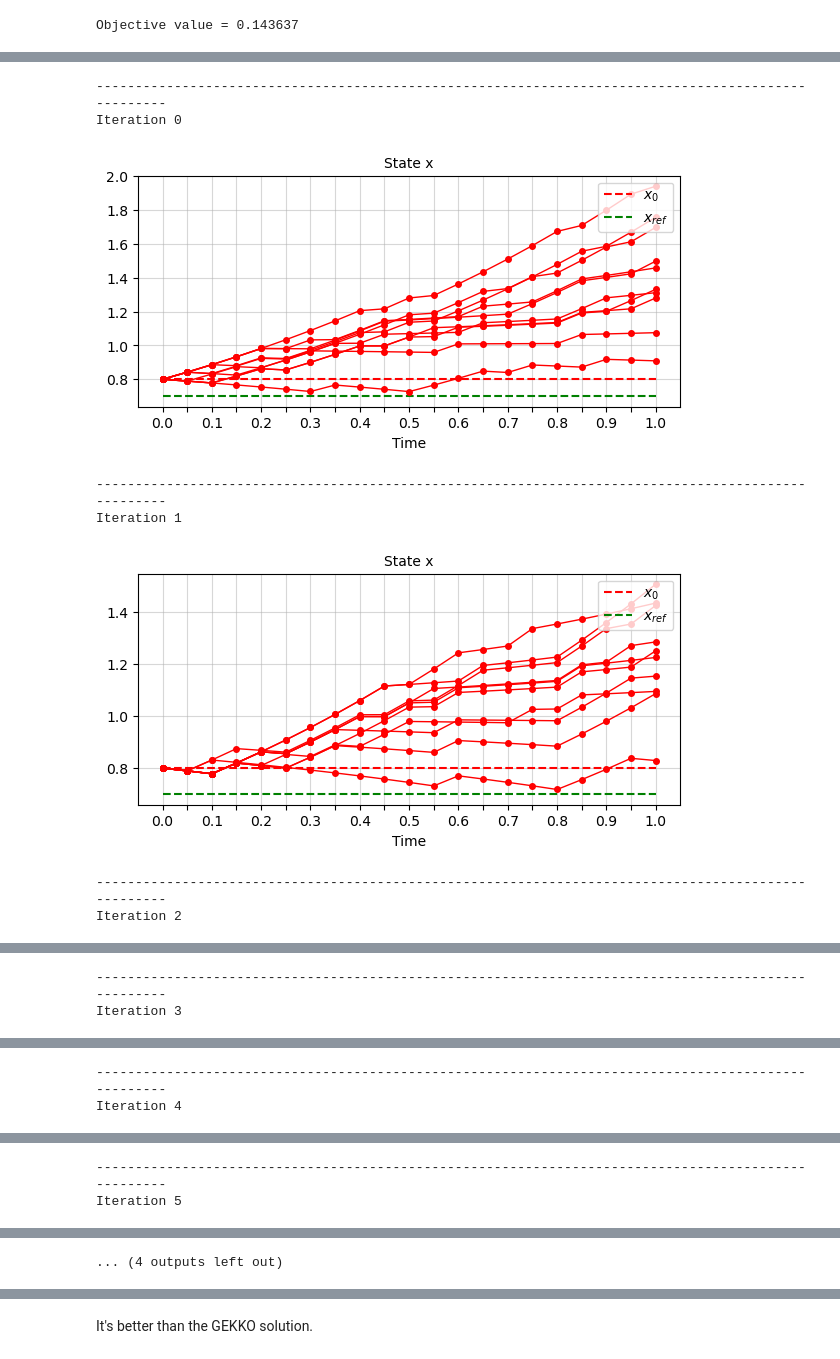
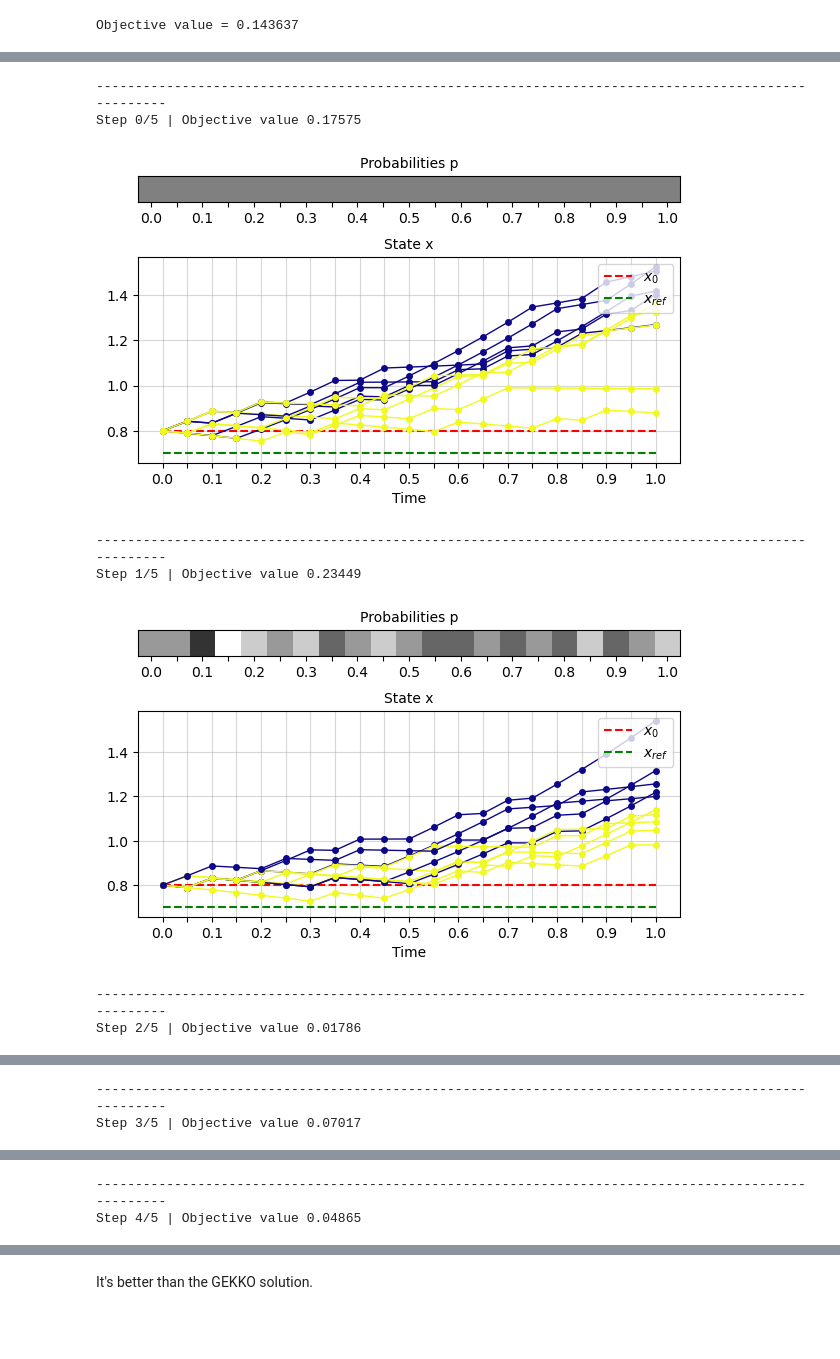
Before and after one commit to anabatsh/Optimal-Control, a Jupyter notebook: new_method/main.ipynb, the cells around one changed output, grey strips where cells are left out. Drawn from its saved outputs; the diff is of its cells as text; code cells hidden in the pictures; blank space fills up the shorter version.

```diff
--- a/new_method/main.ipynb
+++ b/new_method/main.ipynb
@@ -71,7 +73,7 @@ Objective value = 0.012129
 # %% [markdown]
 ### 3. Try to substitute a particular solution
 # %%
-const_i = [1] * (N + 1)
+const_i = [1] * (T + 1)
 history = optimal_control_substituting(x_0, x_ref, time, f, F, const_i=const_i)
 show(history)
 # %% [output]
@@ -112,19 +114,19 @@ Simply put, we update the probability of success $p_k$ according to the number o
 # %%
-def sample(K, probabilities):
+def sample(n_samples, probabilities):
     """
-    Sample K binary vectors from q(p_1, ..., p_{N-1})
+    Sample K binary vectors from q(p_1, ..., p_{T-1})
     params:
-        K - number of samples
-        probabilities - parameters p_1 ... p_{N-1}
+        n_samples = K - number of samples
+        probabilities - parameters p_1 ... p_{T-1}
     returns:
         I - samples
     """
-    N = len(probabilities)
-    I = np.random.rand(K, N)
+    T = len(probabilities)
+    I = np.random.rand(n_samples, T)
     I = (I <= probabilities).astype(np.int32)
     return I
 # %%
-def optimal_control_custom(x_0, x_ref, time, f, F, K, T, L):
+def optimal_control_custom(x_0, x_ref, time, f, F, n_samples, top_s, n_steps):
     """
     params:
         x_0 - initial state
@@ -132,13 +134,13 @@ def optimal_control_custom(x_0, x_ref, time, f, F, K, T, L):
         time - time horizon
         f - differential equation
         F - objective function
-        K - number of samples
-        T - number of the best solutions
-        L - number of steps
+        n_samples = K - number of samples
+        top_s = S - number of the best solutions
+        n_steps = N - number of steps
     returns:
         history: a dict with
-            x - predicted state trjectory of x(k)
-            i - given sequense of controls i(k)
+            x - predicted state trjectory of x(t)
+            i - given sequense of controls i(t)
             obj_val - corresponding objective value F(x, i)
         and some other items
     """
@@ -146,28 +148,30 @@ def optimal_control_custom(x_0, x_ref, time, f, F, K, T, L):
     history = {'p_trace' : [p], 'obj_val_trace': []}
 
     # main iteration loop : 6
-    for step in range(L):
-        print('-'*100)
-        print(f'Iteration {step}')
+    for step in range(n_steps):
         X = []
         Obj = []
 
         # sample and substitute solutions : 1-3
-        I = sample(K, p)
+        I = sample(n_samples, p)
         for const_i in I:
             history_i = optimal_control_substituting(x_0, x_ref, time, f, F, const_i)
             X.append(history_i['x'])
             Obj.append(history_i['obj_val'])
 
         # find best solutions : 4
-        top_T_id = np.argsort(Obj)[:T]
+        top_S_id = np.argsort(Obj)[:top_s]
+
+        print('-'*100)
+        print(f'Step {step}/{n_steps} | Objective value {np.min(Obj):.5f}')
+        w = [1.0 if k in top_S_id else 0.0 for k in range(n_samples)]
+        show_X(X, x_0, x_ref, time, w, p)
 
         # update probabilities : 5
-        p = I[top_T_id].mean(0)
+        p = I[top_S_id].mean(0)
 
         history['obj_val_trace'].append(Obj)
         history['p_trace'].append(p)
-        show_X(X, x_0, x_ref, time)
 
     best_id = np.argmin(Obj)
     history['time'] = time
@@ -180,13 +184,13 @@ def optimal_control_custom(x_0, x_ref, time, f, F, K, T, L):
     history['p_trace'] = np.array(history['p_trace'])
     return history
 # %%
-history = optimal_control_custom(x_0, x_ref, time, f, F, 10, 5, 8)
+history = optimal_control_custom(x_0, x_ref, time, f, F, n_samples=10, top_s=5, n_steps=5)
 # %% [output]
 ----------------------------------------------------------------------------------------------------
-Iteration 0
+Step 0/5 | Objective value 0.17575
-[figure, old version]
+[figure, new version]
 ----------------------------------------------------------------------------------------------------
-Iteration 1
+Step 1/5 | Objective value 0.23449
-[figure, old version]
+[figure, new version]
 ----------------------------------------------------------------------------------------------------
-Iteration 2
+Step 2/5 | Objective value 0.01786
@@ -194,2 +198,2 @@ Iteration 2
 ----------------------------------------------------------------------------------------------------
-Iteration 3
+Step 3/5 | Objective value 0.07017
@@ -197,2 +201,2 @@ Iteration 3
 ----------------------------------------------------------------------------------------------------
-Iteration 4
+Step 4/5 | Objective value 0.04865
@@ -200,2 +203,0 @@ Iteration 4
-----------------------------------------------------------------------------------------------------
-Iteration 5
@@ -203,4 +204,3 @@ Iteration 5
-... (4 outputs left out)
 # %%
 show(history)
 # %% [output]
```
Also changed, not shown: parts of 16 cells of this notebook, 7 other files.
